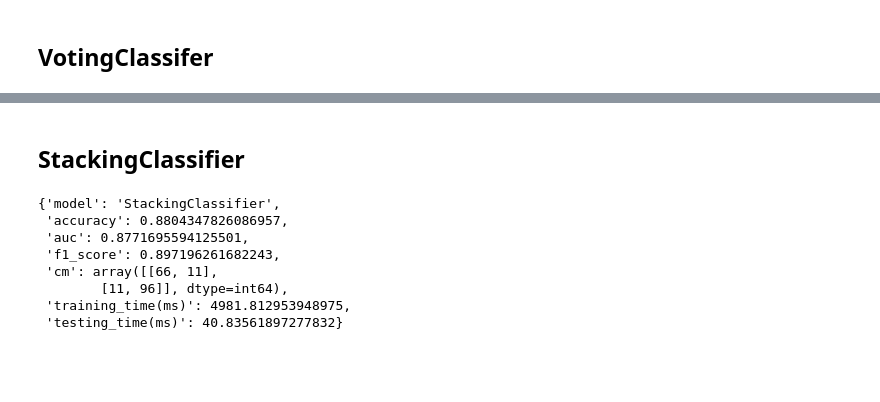
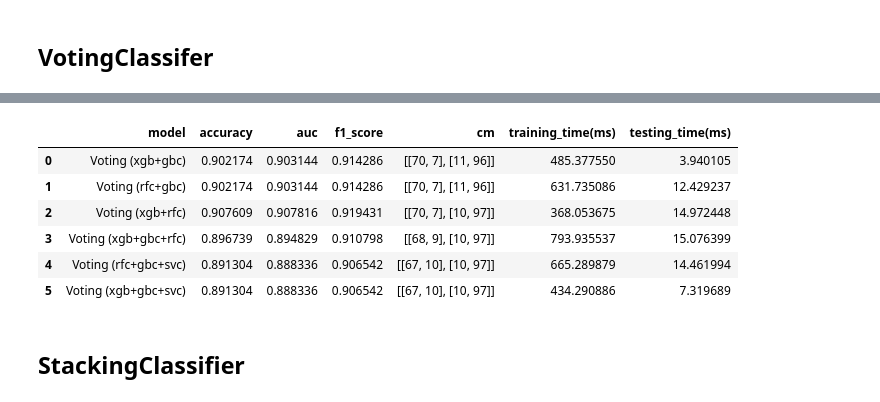
Before and after one commit to MsChabane/heart_disease_prediction, a Jupyter notebook: notebooks/__EXP3__.ipynb, the cells around one changed output, grey strips where cells are left out. Saved outputs shown, nothing was run; the diff lists cells and outputs as text; code cells hidden in the pictures; blank space fills up the shorter version.

Commit message:
try with xgboost model

```diff
--- a/notebooks/__EXP3__.ipynb
+++ b/notebooks/__EXP3__.ipynb
@@ -75,2 +99,54 @@ rs_vc
+# %%
+voting_models=[
+    VotingClassifier([
+    ('xgb',XGBClassifier(**xgbc_best_params)),
+    ('gbc',GradientBoostingClassifier(**gbc_best_params)),
+],voting='hard'),
+VotingClassifier([
+    ('rfc',RandomForestClassifier(**rfc_best_params)),
+    ('gbc',GradientBoostingClassifier(**gbc_best_params)),
+],voting='hard'),
+VotingClassifier([
+    ('xgb',XGBClassifier(**xgbc_best_params)),
+    ('rfc',RandomForestClassifier(**rfc_best_params)),
+],voting='hard'),
+VotingClassifier([
+    ('xgb',XGBClassifier(**xgbc_best_params)),
+    ('gbc',GradientBoostingClassifier(**gbc_best_params)),
+    ('rfc',RandomForestClassifier(**rfc_best_params)),
+],voting='hard'),
+VotingClassifier([
+    ('rfc',RandomForestClassifier(**rfc_best_params)),
+    ('gbc',GradientBoostingClassifier(**gbc_best_params)),
+    ('svc',SVC(**svc_best_params)),
+],voting='hard'),
+VotingClassifier([
+   ('xgb',XGBClassifier(**xgbc_best_params)),
+    ('gbc',GradientBoostingClassifier(**gbc_best_params)),
+    ('svc',SVC(**svc_best_params)),
+],voting='hard')
+]
+# %%
+def evaluate_votings_models(vc_models,train,test):
+    result = []
+    for model in vc_models :
+        res_vc = evaluate_model(model,"",train,test)
+        res_vc.update({
+               "model" :f'Voting ({"+".join([sub for sub in model.named_estimators])})'
+            })
+        result.append(res_vc)
+    return pd.DataFrame(result)
+# %%
+vc_result = evaluate_votings_models(voting_models,train,test)
+# %%
+vc_result
+# %% [output]
+|  | model | accuracy | auc | f1_score | cm | training_time(ms) | testing_time(ms) |
+| 0 | Voting (xgb+gbc) | 0.902174 | 0.903144 | 0.914286 | [[70, 7], [11, 96]] | 485.377550 | 3.940105 |
+| 1 | Voting (rfc+gbc) | 0.902174 | 0.903144 | 0.914286 | [[70, 7], [11, 96]] | 631.735086 | 12.429237 |
+| 2 | Voting (xgb+rfc) | 0.907609 | 0.907816 | 0.919431 | [[70, 7], [10, 97]] | 368.053675 | 14.972448 |
+| 3 | Voting (xgb+gbc+rfc) | 0.896739 | 0.894829 | 0.910798 | [[68, 9], [10, 97]] | 793.935537 | 15.076399 |
+| 4 | Voting (rfc+gbc+svc) | 0.891304 | 0.888336 | 0.906542 | [[67, 10], [10, 97]] | 665.289879 | 14.461994 |
+| 5 | Voting (xgb+gbc+svc) | 0.891304 | 0.888336 | 0.906542 | [[67, 10], [10, 97]] | 434.290886 | 7.319689 |
 # %% [markdown]
 ## StackingClassifier
@@ -89,11 +152,0 @@ rs_stc=evaluate_model(stc,"StackingClassifier",train,test)
-# %%
-rs_stc
-# %% [output]
-{'model': 'StackingClassifier',
- 'accuracy': 0.8804347826086957,
- 'auc': 0.8771695594125501,
- 'f1_score': 0.897196261682243,
- 'cm': array([[66, 11],
-        [11, 96]], dtype=int64),
- 'training_time(ms)': 4981.812953948975,
- 'testing_time(ms)': 40.83561897277832}
```
Also changed, not shown: parts of 17 cells of this notebook, 8 other files.
